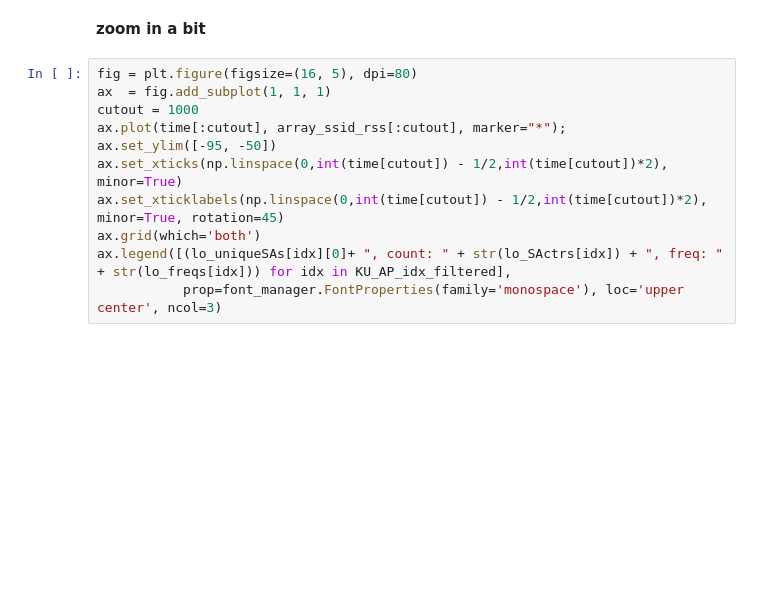
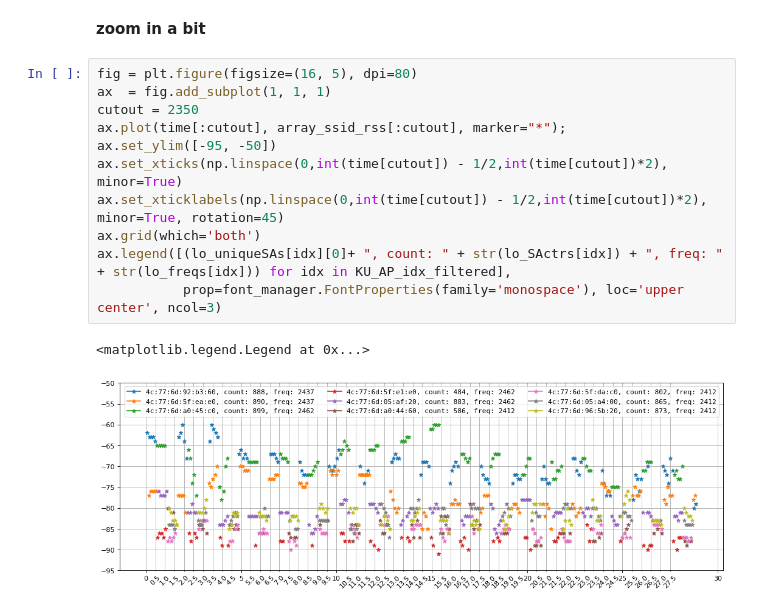
Before and after one commit to sonebu/wifi_rss_positioning_visioncalib, a Jupyter notebook: utilities/algorithms_dataloading/analysis_exp002_datajson_nosnap.ipynb, the cells around one changed output. Saved outputs shown, nothing was run; the diff lists cells and outputs as text; blank space fills up the shorter version.

```diff
--- a/utilities/algorithms_dataloading/analysis_exp002_datajson_nosnap.ipynb
+++ b/utilities/algorithms_dataloading/analysis_exp002_datajson_nosnap.ipynb
@@ -199,11 +202,14 @@ plt.legend([(lo_uniqueSAs[idx][0]+ ", count: " + str(lo_SActrs[idx]) + ", freq:
 # %%
 fig = plt.figure(figsize=(16, 5), dpi=80)
 ax  = fig.add_subplot(1, 1, 1)
-cutout = 1000
+cutout = 2350
 ax.plot(time[:cutout], array_ssid_rss[:cutout], marker="*");
 ax.set_ylim([-95, -50])
 ax.set_xticks(np.linspace(0,int(time[cutout]) - 1/2,int(time[cutout])*2), minor=True)
 ax.set_xticklabels(np.linspace(0,int(time[cutout]) - 1/2,int(time[cutout])*2), minor=True, rotation=45)
 ax.grid(which='both')
 ax.legend([(lo_uniqueSAs[idx][0]+ ", count: " + str(lo_SActrs[idx]) + ", freq: " + str(lo_freqs[idx])) for idx in KU_AP_idx_filtered],
            prop=font_manager.FontProperties(family='monospace'), loc='upper center', ncol=3)
+# %% [output]
+<matplotlib.legend.Legend at 0x...>
+[figure, added]
```
Also changed, not shown: parts of 1 cell of this notebook, 10 other files.
